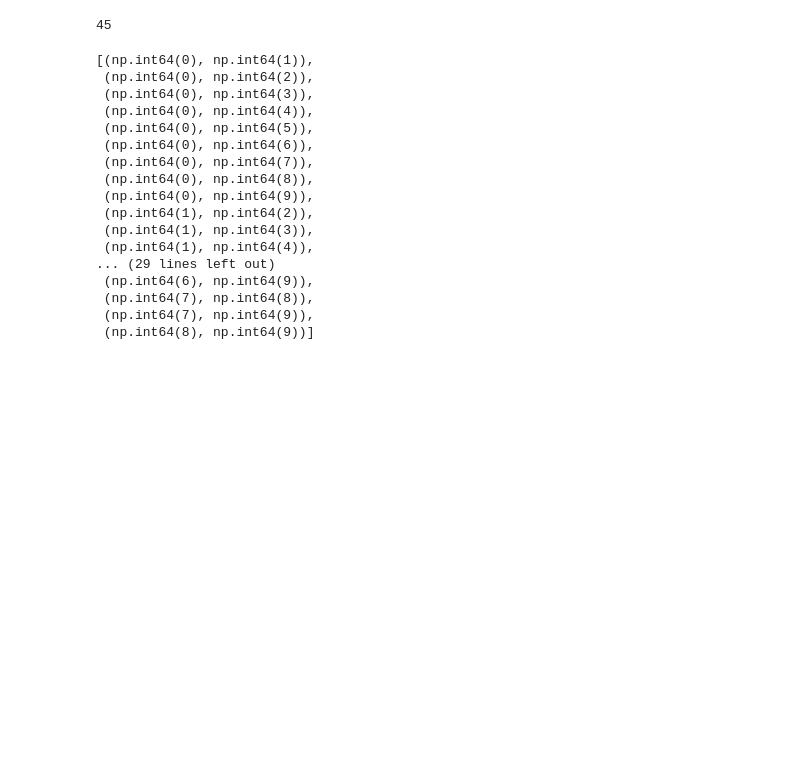
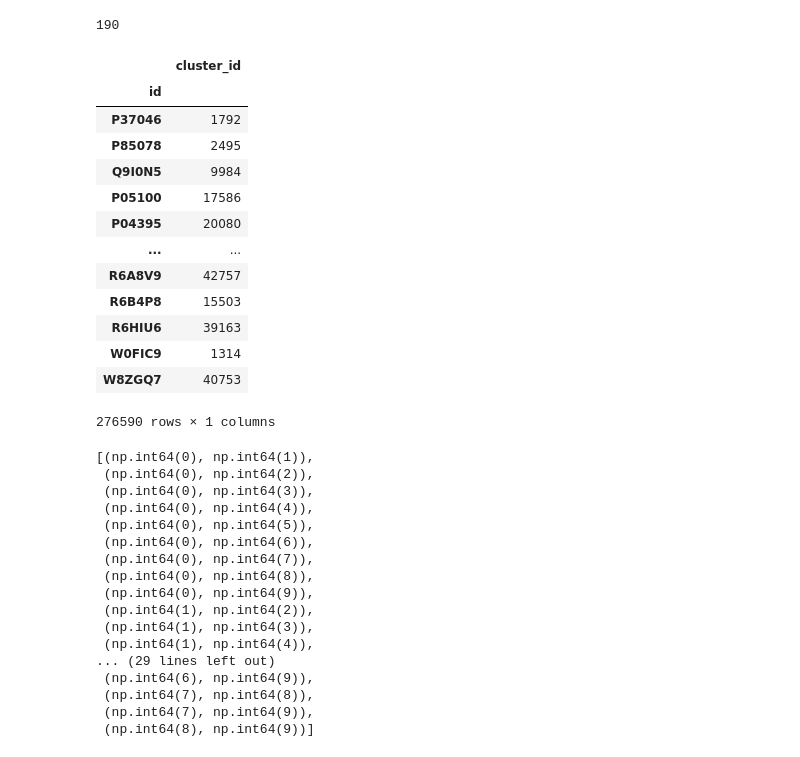
Before and after one commit to pipparichter/frugal, a Jupyter notebook: notebooks/sandbox.ipynb, the cells around one changed output. Drawn from its saved outputs; the diff is of its cells as text; code cells hidden in the pictures; blank space fills up the shorter version.

```diff
--- a/notebooks/sandbox.ipynb
+++ b/notebooks/sandbox.ipynb
@@ -27,13 +27,31 @@ from src.tools.prodigal import remove_asterisks
 %autoreload 2
 
 # TODO: Do AntiFam sequences with the same annotation cluster together?
-# %%
-n = 10
-arr = np.zeros(10)
-idxs = np.triu_indices(10, k=1)
-len(idxs[0])
-# %% [output]
-45
+# %%
+df1 = pd.read_csv('~/Downloads/dataset_cluster.csv', index_col=0)
+df2 = pd.read_csv('../data/datasets/dataset_cluster.csv', index_col=0)
+# %%
+idxs = list(range(10)) + list(range(10))
+math.comb(len(idxs), 2)
+# %% [output]
+190
+# %%
+df2
+# %% [output]
+|  | cluster_id |
+| id |  |
+| P37046 | 1792 |
+| P85078 | 2495 |
+| Q9I0N5 | 9984 |
+| P05100 | 17586 |
+| P04395 | 20080 |
+| ... | ... |
+| R6A8V9 | 42757 |
+| R6B4P8 | 15503 |
+| R6HIU6 | 39163 |
+| W0FIC9 | 1314 |
+| W8ZGQ7 | 40753 |
+276590 rows × 1 columns
 # %%
 import math
 math.comb(10, 2)
```
Also changed, not shown: 2 other files.
